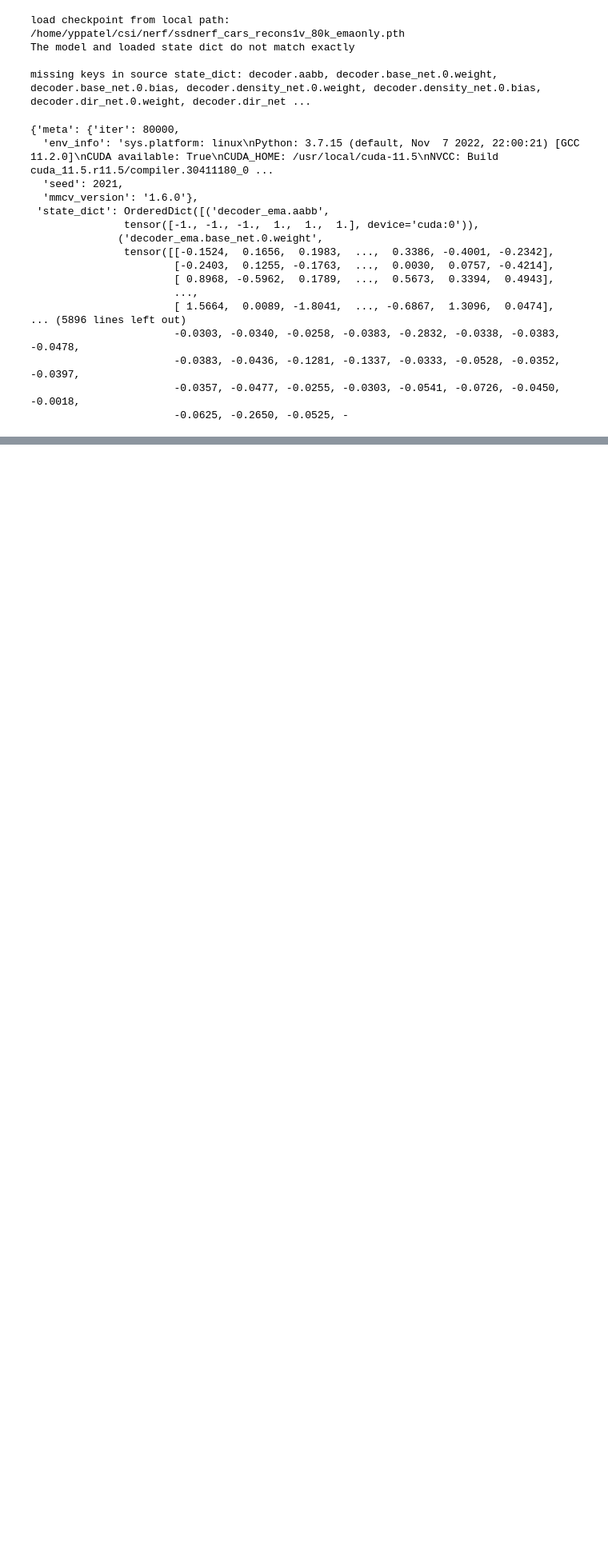
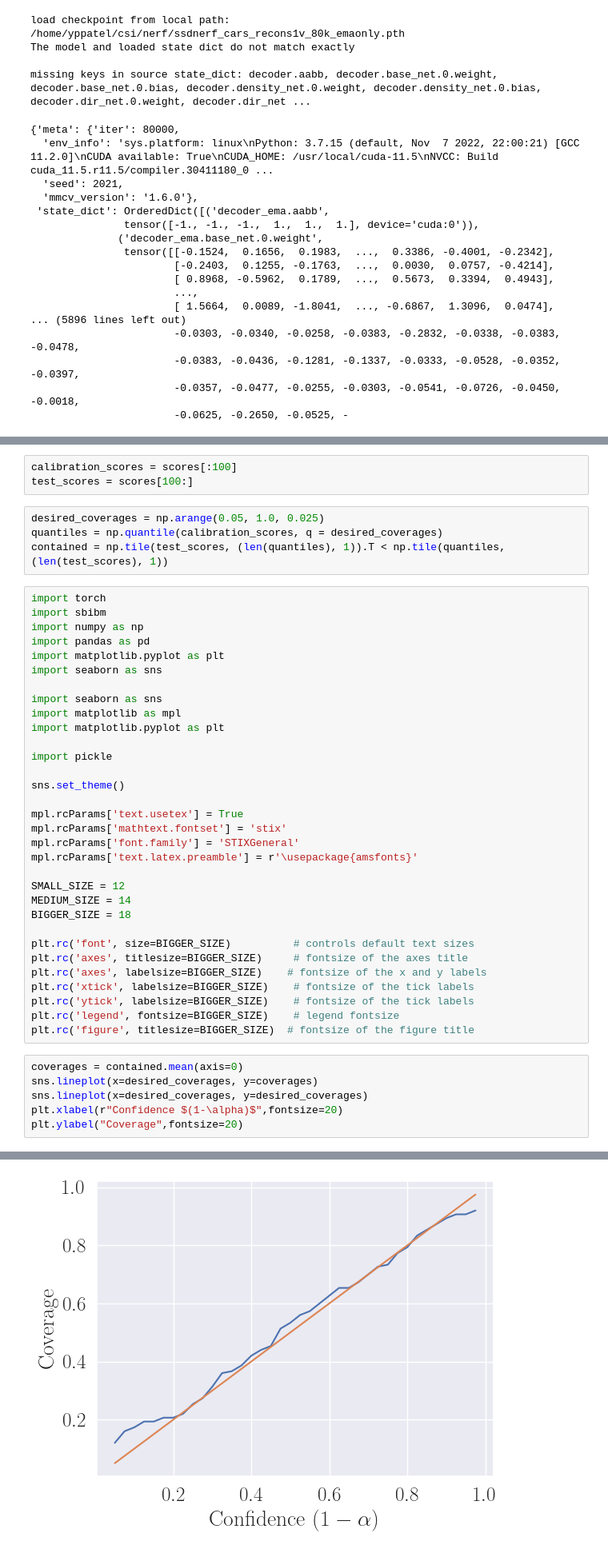
Before and after one commit to yashpatel5400/csi, a Jupyter notebook: nerf/test.ipynb, the cells around one changed output, grey strips where cells are left out. Shown at 80% size. Saved outputs shown, nothing was run; the diff lists cells and outputs as text; blank space fills up the shorter version.

```diff
--- a/nerf/test.ipynb
+++ b/nerf/test.ipynb
@@ -143,0 +263,46 @@ outputs_dict2 = model.val_step(data)
+# %%
+calibration_scores = scores[:100]
+test_scores = scores[100:]
+# %%
+desired_coverages = np.arange(0.05, 1.0, 0.025)
+quantiles = np.quantile(calibration_scores, q = desired_coverages)
+contained = np.tile(test_scores, (len(quantiles), 1)).T < np.tile(quantiles, (len(test_scores), 1))
+# %%
+import torch
+import sbibm
+import numpy as np
+import pandas as pd
+import matplotlib.pyplot as plt
+import seaborn as sns
+
+import seaborn as sns
+import matplotlib as mpl
+import matplotlib.pyplot as plt
+
+import pickle
+
+sns.set_theme()
+
+mpl.rcParams['text.usetex'] = True
+mpl.rcParams['mathtext.fontset'] = 'stix'
+mpl.rcParams['font.family'] = 'STIXGeneral'
+mpl.rcParams['text.latex.preamble'] = r'\usepackage{amsfonts}'
+
+SMALL_SIZE = 12
+MEDIUM_SIZE = 14
+BIGGER_SIZE = 18
+
+plt.rc('font', size=BIGGER_SIZE)          # controls default text sizes
+plt.rc('axes', titlesize=BIGGER_SIZE)     # fontsize of the axes title
+plt.rc('axes', labelsize=BIGGER_SIZE)    # fontsize of the x and y labels
+plt.rc('xtick', labelsize=BIGGER_SIZE)    # fontsize of the tick labels
+plt.rc('ytick', labelsize=BIGGER_SIZE)    # fontsize of the tick labels
+plt.rc('legend', fontsize=BIGGER_SIZE)    # legend fontsize
+plt.rc('figure', titlesize=BIGGER_SIZE)  # fontsize of the figure title
+# %%
+coverages = contained.mean(axis=0)
+sns.lineplot(x=desired_coverages, y=coverages)
+sns.lineplot(x=desired_coverages, y=desired_coverages)
+plt.xlabel(r"Confidence $(1-\alpha)$",fontsize=20)
+plt.ylabel("Coverage",fontsize=20)
+# %% [output]
@@ -143,0 +310 @@ outputs_dict2 = model.val_step(data)
+[figure, added]
```
Also changed, not shown: parts of 15 cells of this notebook, 2 other files.
